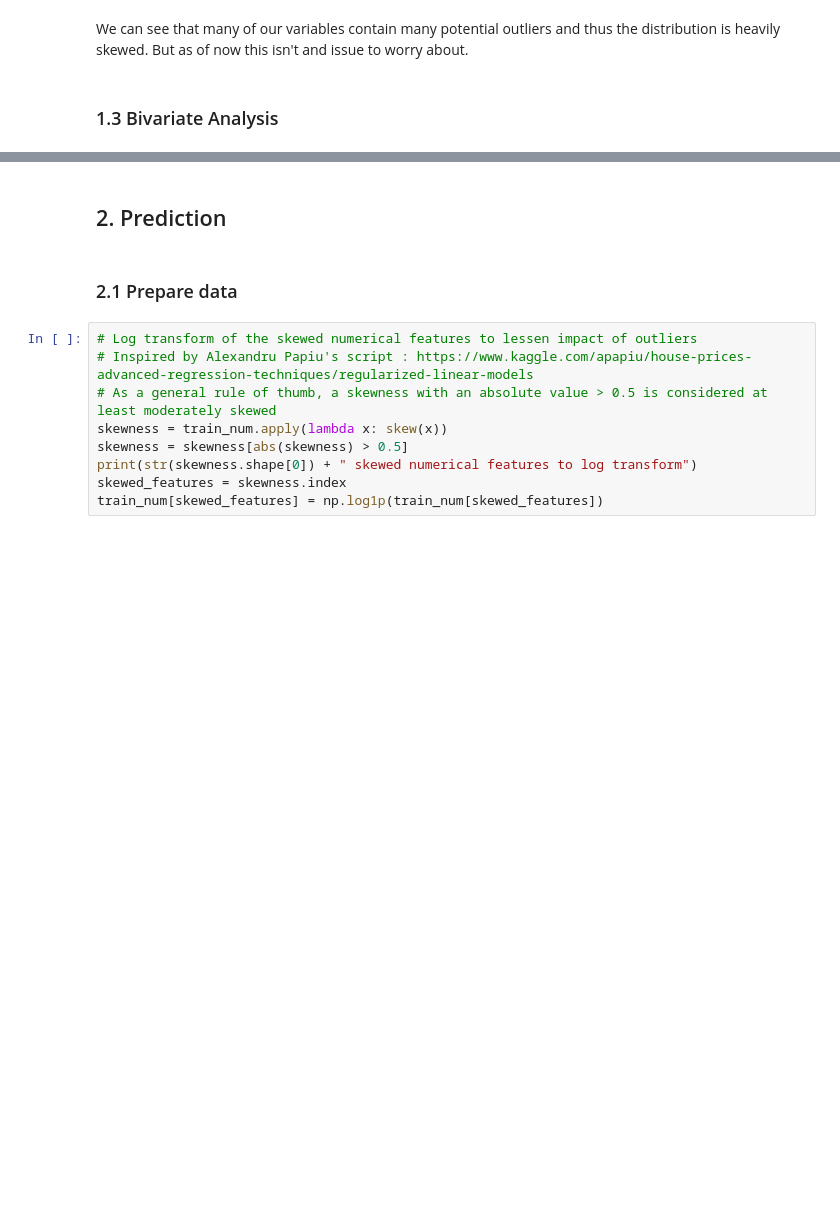
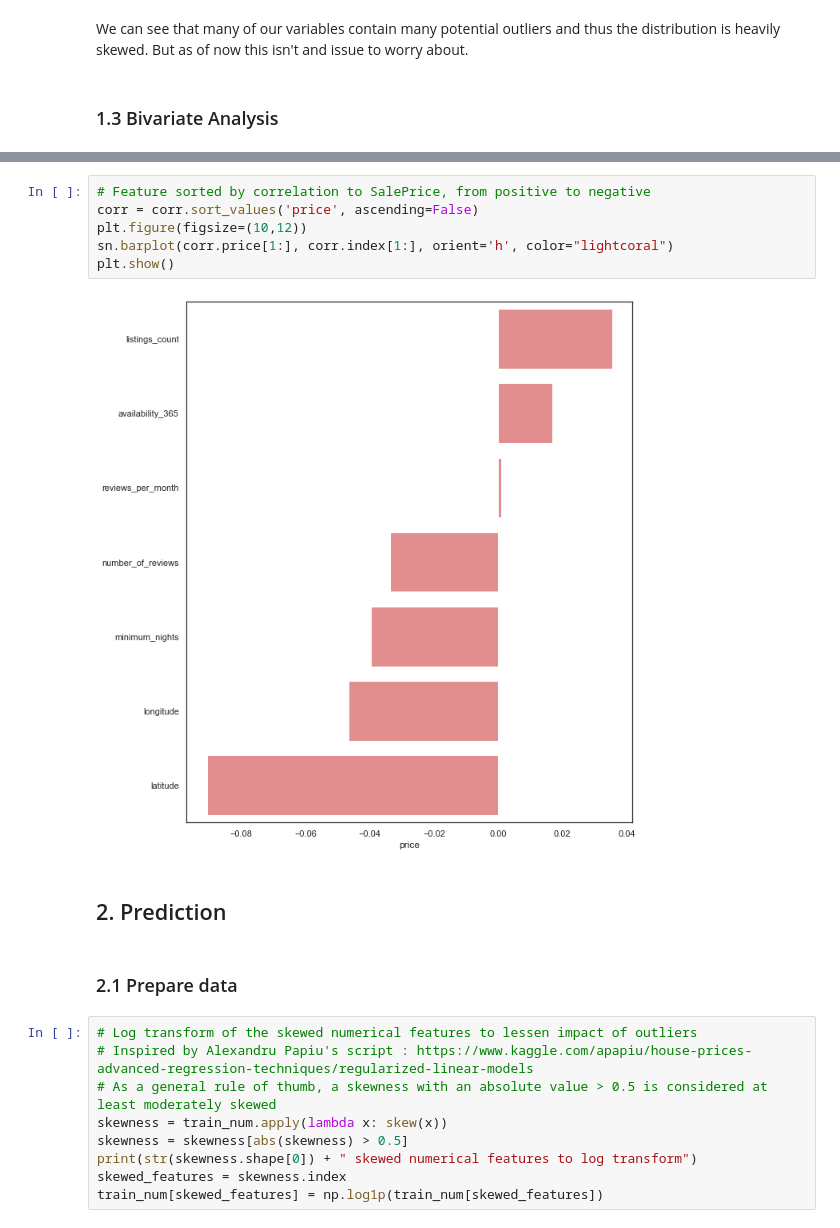
Before and after one commit to Minitech24/Skills-Python-Project-HSG2020, a Jupyter notebook: ML_Airbnb.ipynb, the cells around one changed output, grey strips where cells are left out. Saved outputs shown, nothing was run; the diff lists cells and outputs as text; blank space fills up the shorter version.

```diff
--- a/ML_Airbnb.ipynb
+++ b/ML_Airbnb.ipynb
@@ -262,3 +320,11 @@ We can see that many of our variables contain many potential outliers and thus t
+# %%
+# Feature sorted by correlation to SalePrice, from positive to negative
+corr = corr.sort_values('price', ascending=False)
+plt.figure(figsize=(10,12))
+sn.barplot(corr.price[1:], corr.index[1:], orient='h', color="lightcoral")
+plt.show()
+# %% [output]
+[figure, added]
 # %% [markdown]
 ## 2. Prediction
 # %% [markdown]
```
Also changed, not shown: parts of 15 cells of this notebook.
